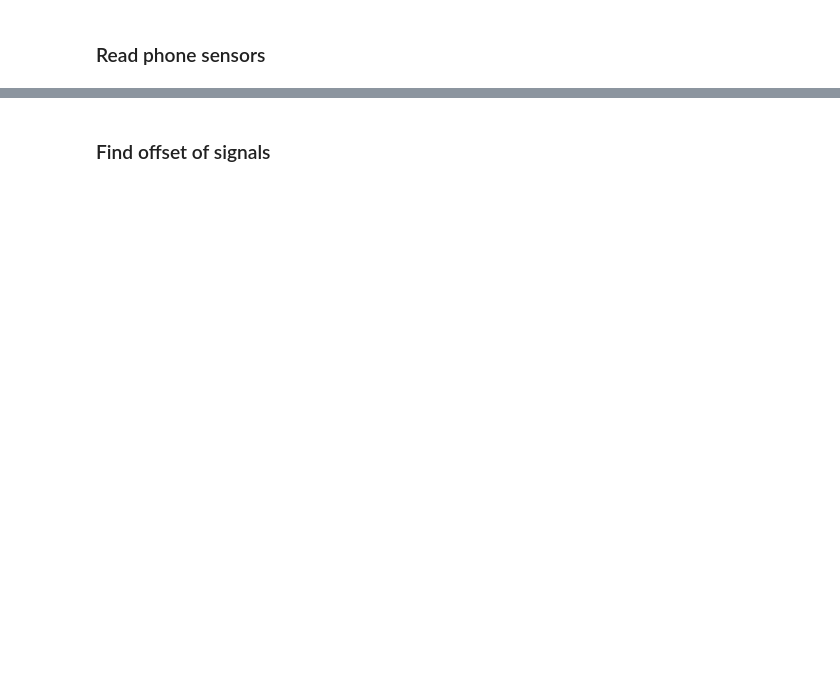
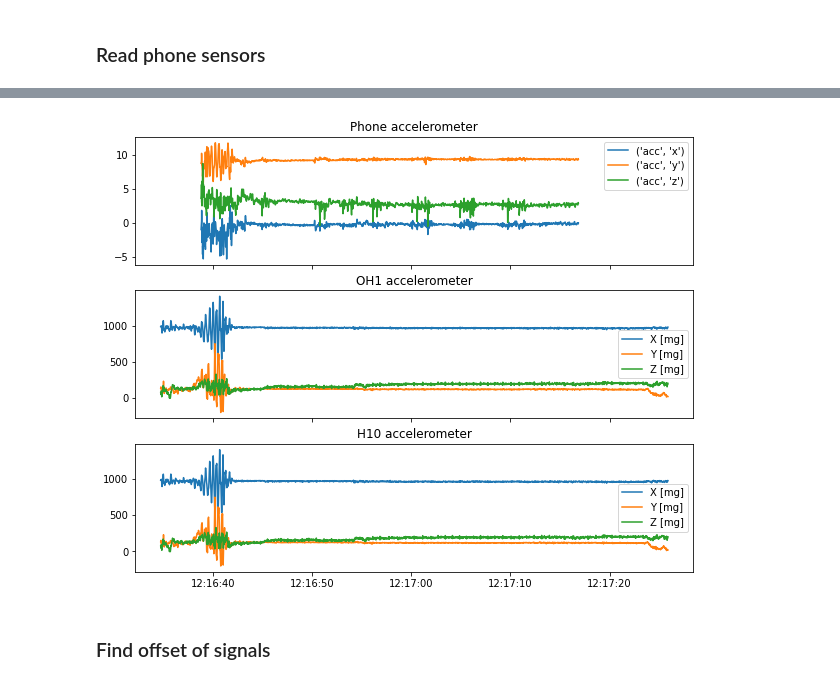
Before and after one commit to eyalgolan/KOIOS, a Jupyter notebook: SyncSensors.ipynb, the cells around one changed output, grey strips where cells are left out. Saved outputs shown, nothing was run; the diff lists cells and outputs as text; code cells hidden in the pictures; blank space fills up the shorter version.

Commit message:
fix several SyncSensors issues

```diff
--- a/SyncSensors.ipynb
+++ b/SyncSensors.ipynb
@@ -107,7 +105,7 @@ def get_polar_sensor(sensor_file, sensor_cols=None):
 
 
 logging.info("Obtaining collected data ...")
-raw_data_dir = "..\\dataset\\good_sync\\perry-all-2"
+raw_data_dir = "..\\dataset\\good_sync\\perry-movement-3"
 raw_json = get_rawdata_json()
 data_dict = json.loads(raw_json)
 n_sensors = len(data_dict["sensors"])
@@ -147,7 +154,8 @@ if n_sensors > 0:
 ### Read phone sensors
 # %%
 sensor_cols = ["Time", "Junk1", "Sensor", "X", "Y", "Z", "UX", "UY", "UZ", "Junk2" ]
-sensor_files = raw_json['metis']['sensors']
+data_dict = json.loads(raw_json)
+sensor_files = data_dict['metis']['sensors']
 
 if isinstance(sensor_files, list):
     frames = []
@@ -161,7 +169,7 @@ sdf['DT'] = pd.to_datetime(sdf.Time, errors='coerce', format='%Y-%m-%d_%H:%M:%S:
 #sdf['DT'] = pd.to_datetime(sdf.Time, errors='coerce', format='%Y-%m-%d %H:%M:%S:%f')
 sdf = sdf.drop(labels=["Junk1", "Junk2","Time"], axis=1)
 sdf['Sensor'] = sdf['Sensor'].astype('category')
-display(sdf.head(5))
+#display(sdf.head(5))
 # %%
 def clean_sensor(sensor_df, idx):
     logging.info(f'Original number of samples: {sensor_df.shape[0]}')
@@ -198,8 +219,8 @@ display(pdf.head(5))
 # %%
-%matplotlib widget
 fig, ax = plt.subplots(figsize=(10,8), nrows=3, ncols=1, sharex=True)
-
 plot_acc(pdf, None, [('acc','x'), ('acc','y'), ('acc','z')], ax=ax[0], title='Phone accelerometer')
-plot_acc(df, ('OH1','ACC'), ['x', 'y', 'z'], ax=ax[1],title='OH1 accelerometer')
-plot_acc(df, ('H10','ACC'), ['x', 'y', 'z'], ax=ax[2], title='H10 accelerometer')
+plot_acc(df, ('OH1','ACC'), ['X [mg]', 'Y [mg]', 'Z [mg]'], ax=ax[1],title='OH1 accelerometer')
+plot_acc(df, ('H10','ACC'), ['X [mg]', 'Y [mg]', 'Z [mg]'], ax=ax[2], title='H10 accelerometer')
+# %% [output]
+[figure, added]
 # %%
```
Also changed, not shown: parts of 12 cells of this notebook, 1 other file.
